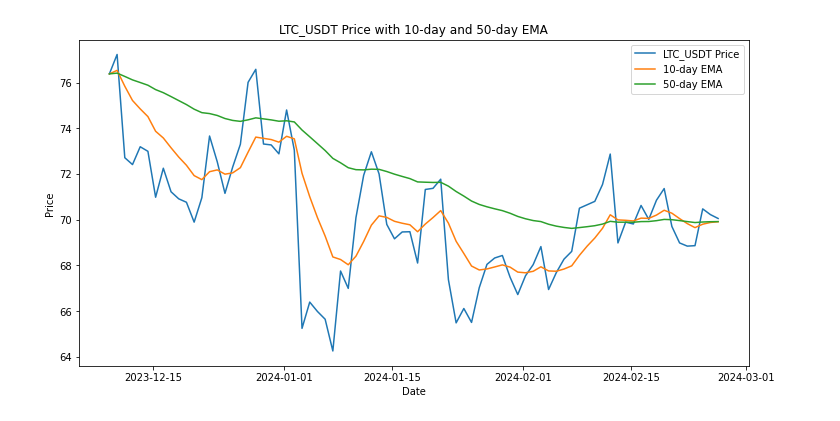
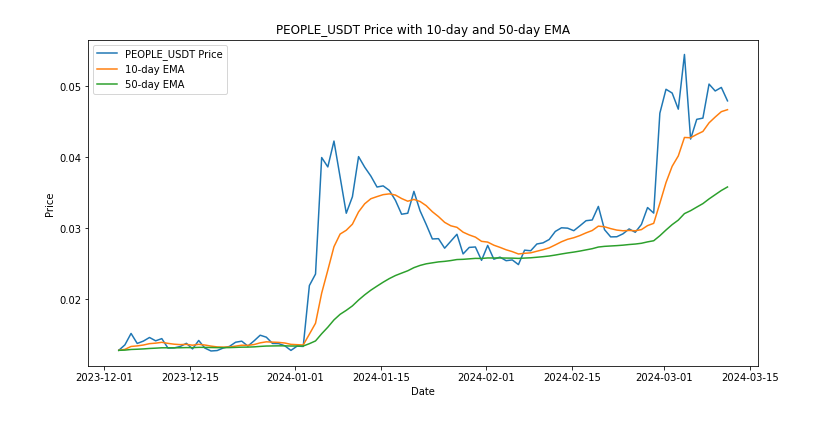
Before and after one commit to chisato666/2024_backtest, a Jupyter notebook: Untitled8.ipynb, the cells around one changed output. Drawn from its saved outputs; the diff is of its cells as text; code cells hidden in the pictures.

```diff
--- a/Untitled8.ipynb
+++ b/Untitled8.ipynb
@@ -10,9 +10,30 @@ import talib as ta
 
 pd.set_option('display.max_rows', 500)
 
+def check_ema_cross1(data,check_range,symbol):
+    # end_date = pd.Timestamp.today()
+    # start_date = end_date - pd.DateOffset(days=80)
+    ema_list=''
+
+    if len(data) >= 60:
+        data['ema_10'] = data['close'].ewm(span=10, adjust=False).mean()
+        data['ema_50'] = data['close'].ewm(span=50, adjust=False).mean()
+
+        ema_10 = data['close'].ewm(span=10, adjust=False).mean()
+        ema_50 = data['close'].ewm(span=50, adjust=False).mean()
+        #data.dropna(inplace=True)
+
+        for i in range(len(data)-check_range,len(data)):
+            if ema_10[i] > ema_50[i] and ema_10[i-1] <= ema_50[i-1]:
+                cross_date = data.index[i]
+                print(f" {symbol} : 10 EMA crossed above 50 EMA on {cross_date}")
+                url="https://futures.mexc.com/exchange/" + symbol + "?type=linear_swap"
+                symbol_link=f'<a href="{url}" target="_blank">{symbol}</a>'
+                ema_list=[symbol_link,cross_date]
+
+    return ema_list
+
 def check_ema_cross(data,check_range):
-    end_date = pd.Timestamp.today()
-    start_date = end_date - pd.DateOffset(days=80)
 
     if len(data) >= 60:
         data['ema_10'] = data['close'].ewm(span=10, adjust=False).mean()
@@ -45,33 +66,33 @@ def check_symbols_kline(symbol, interval, limit):
 
 
 def plot_crypto_price_with_ema(crypto_symbol, data):
 
     ema_10 = data['close'].ewm(span=10, adjust=False).mean()
     ema_50 = data['close'].ewm(span=50, adjust=False).mean()
 
     plt.figure(figsize=(12,6))
     plt.plot(data.index, data['close'], label=f"{crypto_symbol} Price")
     plt.plot(data.index, ema_10, label="10-day EMA")
     plt.plot(data.index, ema_50, label="50-day EMA")
     plt.xlabel("Date")
     plt.ylabel("Price")
     plt.title(f"{crypto_symbol} Price with 10-day and 50-day EMA")
     plt.legend()
     plt.show()
 
 
 
 
 
-symbol='LTC_USDT'
+symbol='PEOPLE_USDT'
 interval = "Day1"  # 1-hour candlestick data
 limit=80
 
 
 df = check_symbols_kline(symbol, interval, limit)
-check_ema_cross(df,10)
+check_ema_cross(df,13)
 plot_crypto_price_with_ema(symbol, df)
 
 print(df)
 # %% [output]
-[figure, old version]
+[figure, new version]
```
Also changed, not shown: parts of 1 cell of this notebook, 5 other files.
